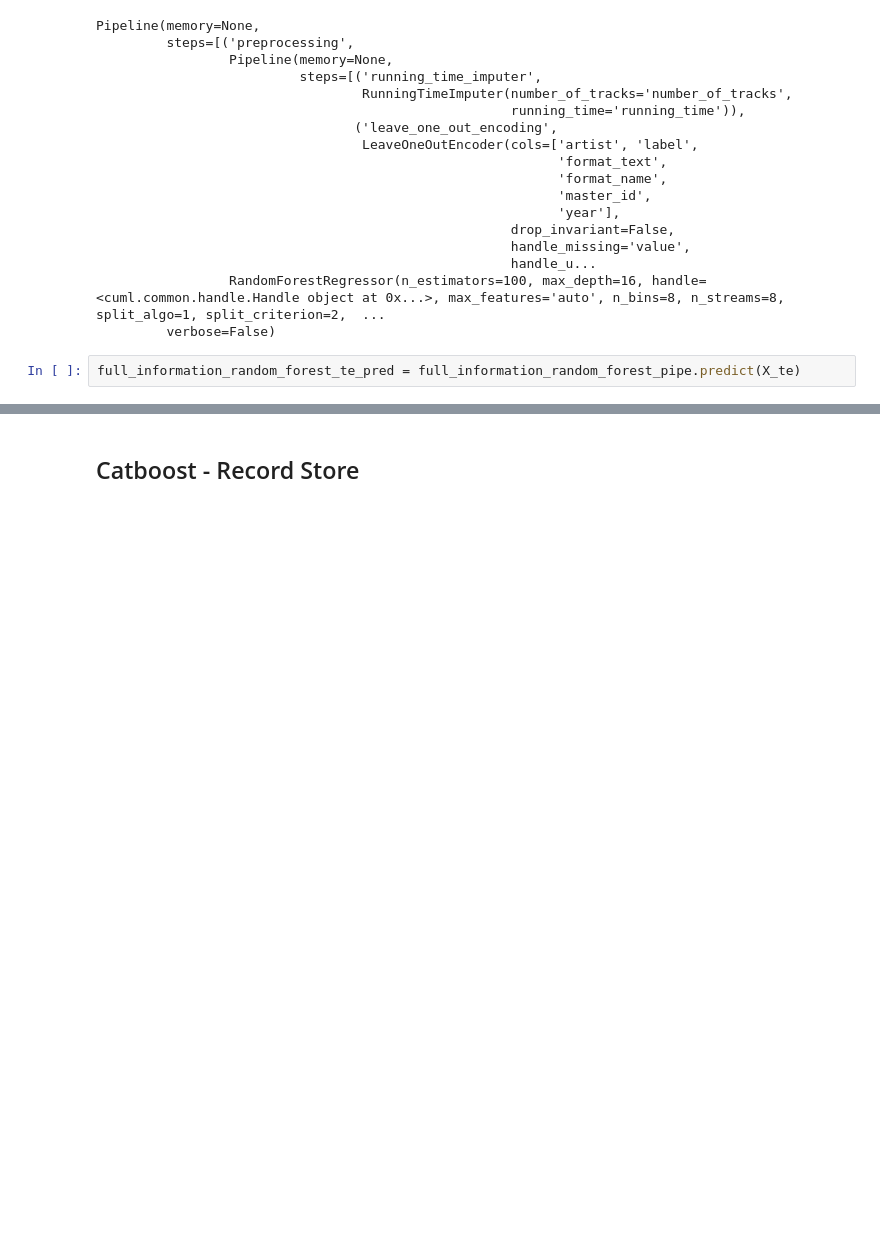
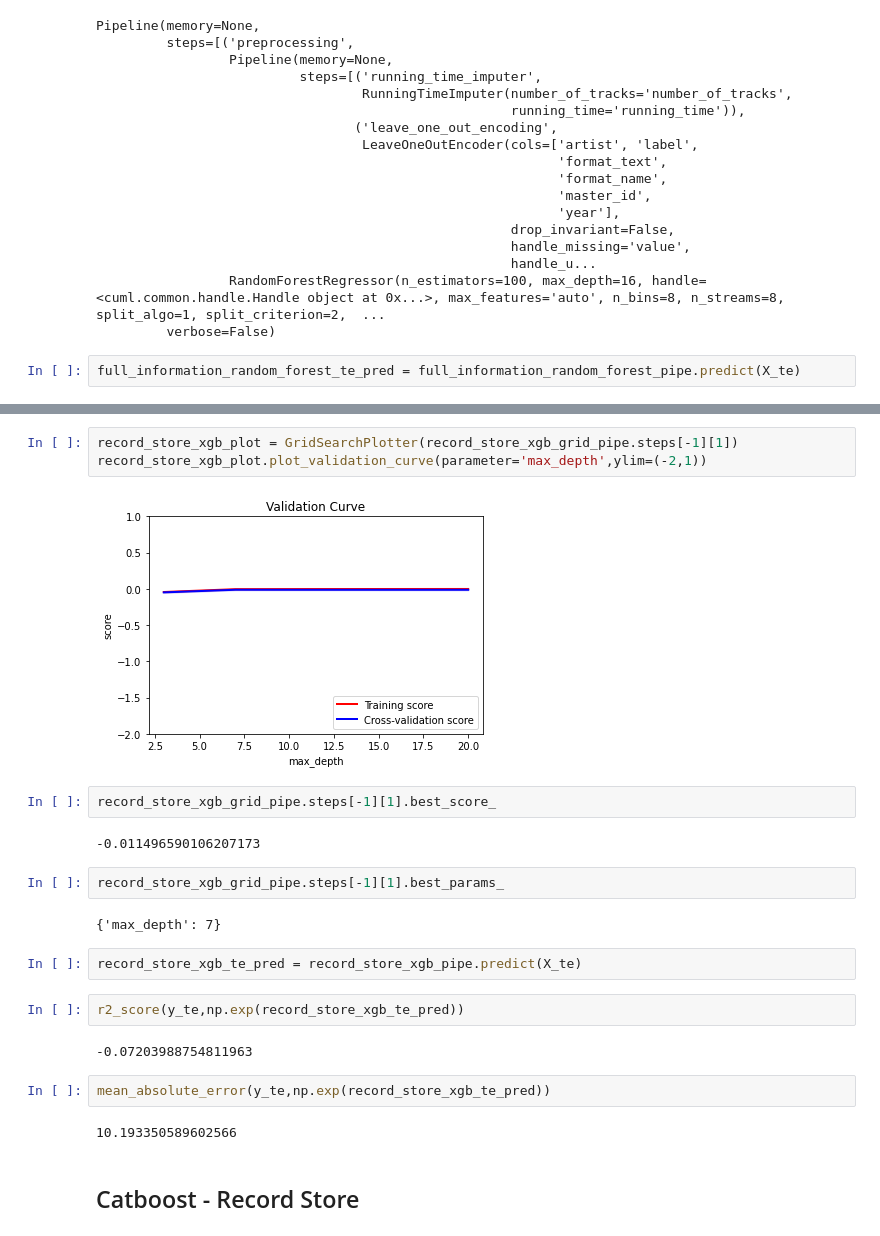
Before and after one commit to helmigsimon/EPFL-Capstone-Project, a Jupyter notebook: 04-Modelling.ipynb, the cells around one changed output, grey strips where cells are left out. Cells and saved outputs as stored; diff of their text form; blank space fills up the shorter version.

```diff
--- a/04-Modelling.ipynb
+++ b/04-Modelling.ipynb
@@ -758,3 +799,26 @@ mean_absolute_error(y_te,np.exp(full_information_random_forest_te_pred))
+# %%
+record_store_xgb_plot = GridSearchPlotter(record_store_xgb_grid_pipe.steps[-1][1])
+record_store_xgb_plot.plot_validation_curve(parameter='max_depth',ylim=(-2,1))
+# %% [output]
+[figure, added]
+# %%
+record_store_xgb_grid_pipe.steps[-1][1].best_score_
+# %% [output]
+-0.011496590106207173
+# %%
+record_store_xgb_grid_pipe.steps[-1][1].best_params_
+# %% [output]
+{'max_depth': 7}
+# %%
+record_store_xgb_te_pred = record_store_xgb_pipe.predict(X_te)
+# %%
+r2_score(y_te,np.exp(record_store_xgb_te_pred))
+# %% [output]
+-0.07203988754811963
+# %%
+mean_absolute_error(y_te,np.exp(record_store_xgb_te_pred))
+# %% [output]
+10.193350589602566
 # %% [markdown]
 ## Catboost - Record Store
 # %%
```
Also changed, not shown: parts of 63 cells of this notebook, 6 other files.
